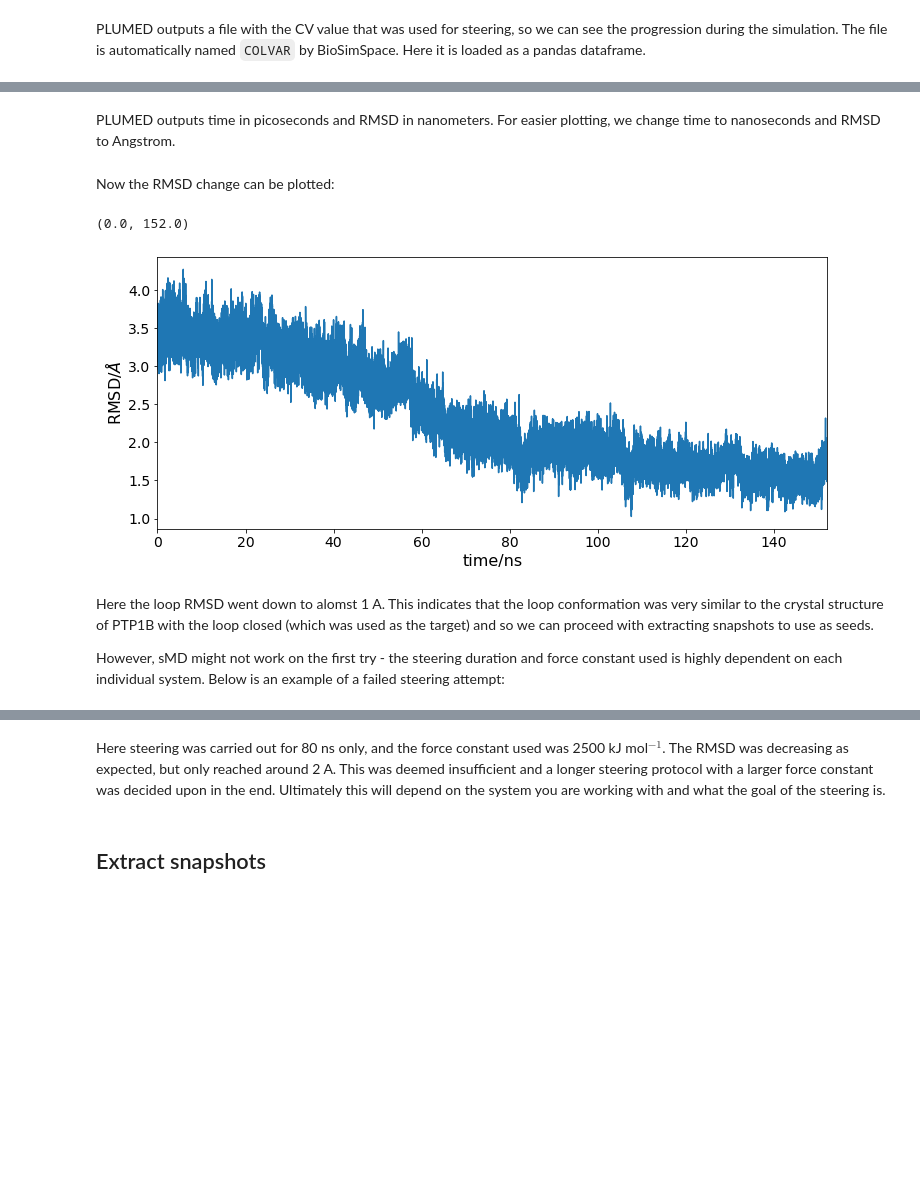
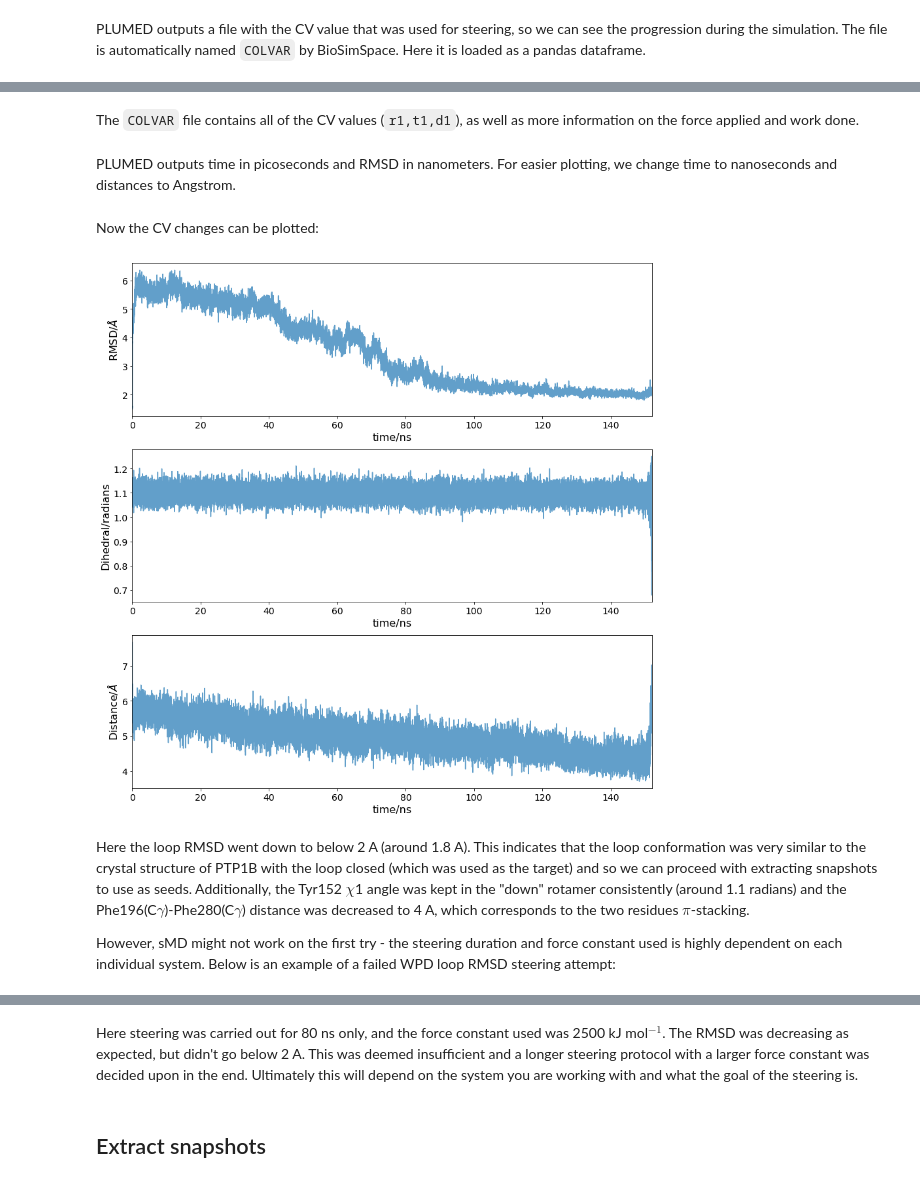
Before and after one commit to michellab/BioSimSpaceTutorials, a Jupyter notebook: 03_steered_md/02_trajectory_analysis.ipynb, the cells around one changed output, grey strips where cells are left out. Drawn from its saved outputs; the diff is of its cells as text; code cells hidden in the pictures; blank space fills up the shorter version.

```diff
--- a/03_steered_md/02_trajectory_analysis.ipynb
+++ b/03_steered_md/02_trajectory_analysis.ipynb
@@ -16,4 +16,6 @@ import os
 PLUMED outputs a file with the CV value that was used for steering, so we can see the progression during the simulation. The file is automatically named `COLVAR` by BioSimSpace. Here it is loaded as a pandas dataframe.
 # %%
 steering_output_file = 'data/COLVAR'
-df = pd.read_csv(steering_output_file, sep=' ', skipinitialspace=1, comment='#', header=None)
+df = pd.read_csv(steering_output_file, sep=' ')
+cols = list(df.columns[2:])
+df = pd.read_csv(steering_output_file, sep=' ', comment='#', names=cols)
@@ -20,27 +31,37 @@ df = pd.read_csv(steering_output_file, sep=' ', skipinitialspace=1, comment='#',
+# %% [markdown]
+The `COLVAR` file contains all of the CV values (`r1,t1,d1`), as well as more information on the force applied and work done.
 # %% [markdown]
-PLUMED outputs time in picoseconds and RMSD in nanometers. For easier plotting, we change time to nanoseconds and RMSD to Angstrom.
+PLUMED outputs time in picoseconds and RMSD in nanometers. For easier plotting, we change time to nanoseconds and distances to Angstrom.
 # %%
-df[0] = df[0]/1000
-df[1] = df[1]*10
-df.set_index(0, inplace=True)
+df['time'] = df['time']/1000
+df['r1'] = df['r1']*10
+df['d1'] = df['d1']*10
+df.set_index('time', inplace=True)
 # %% [markdown]
-Now the RMSD change can be plotted:
+Now the CV changes can be plotted:
 # %%
-ax = df[1].plot(figsize=(12,5))
-ax.set_ylabel('RMSD/$\AA$')
-ax.set_xlabel('time/ns')
-ax.set_xlim(0, 152)
+fig, ax = plt.subplots(3, figsize=(12,12))
+
+columns = ['r1', 't1', 'd1']
+ylabels = ['RMSD/$\AA$', 'Dihedral/radians', 'Distance/$\AA$']
+
+for i in range(len(columns)):
+    ax[i].plot(df.index, df[columns[i]], alpha=0.7)
+    ax[i].set_ylabel(ylabels[i])
+    ax[i].set_xlabel('time/ns')
+    ax[i].set_xlim(0, 152)
+
+fig.tight_layout()
 # %% [output]
-(0.0, 152.0)
-[figure, old version]
+[figure, new version]
 # %% [markdown]
-Here the loop RMSD went down to alomst 1 A. This indicates that the loop conformation was very similar to the crystal structure of PTP1B with the loop closed (which was used as the target) and so we can proceed with extracting snapshots to use as seeds.
+Here the loop RMSD went down to below 2 A (around 1.8 A). This indicates that the loop conformation was very similar to the crystal structure of PTP1B with the loop closed (which was used as the target) and so we can proceed with extracting snapshots to use as seeds. Additionally, the Tyr152 $\chi$1 angle was kept in the "down" rotamer consistently (around 1.1 radians) and the Phe196(C$\gamma$)-Phe280(C$\gamma$) distance was decreased to 4 A, which corresponds to the two residues $\pi$-stacking.
 
-However, sMD might not work on the first try - the steering duration and force constant used is highly dependent on each individual system. Below is an example of a failed steering attempt:
+However, sMD might not work on the first try - the steering duration and force constant used is highly dependent on each individual system. Below is an example of a failed WPD loop RMSD steering attempt:
 # %% [markdown]
 <img src="figures/COLVAR_failed.png">
 # %% [markdown]
-Here steering was carried out for 80 ns only, and the force constant used was 2500 kJ mol$^{-1}$. The RMSD was decreasing as expected, but only reached around 2 A. This was deemed insufficient and a longer steering protocol with a larger force constant was decided upon in the end. Ultimately this will depend on the system you are working with and what the goal of the steering is.
+Here steering was carried out for 80 ns only, and the force constant used was 2500 kJ mol$^{-1}$. The RMSD was decreasing as expected, but didn't go below 2 A. This was deemed insufficient and a longer steering protocol with a larger force constant was decided upon in the end. Ultimately this will depend on the system you are working with and what the goal of the steering is.
 # %% [markdown]
 ## Extract snapshots
 # %% [markdown]
```
Also changed, not shown: parts of 4 cells of this notebook, 3 other files.
